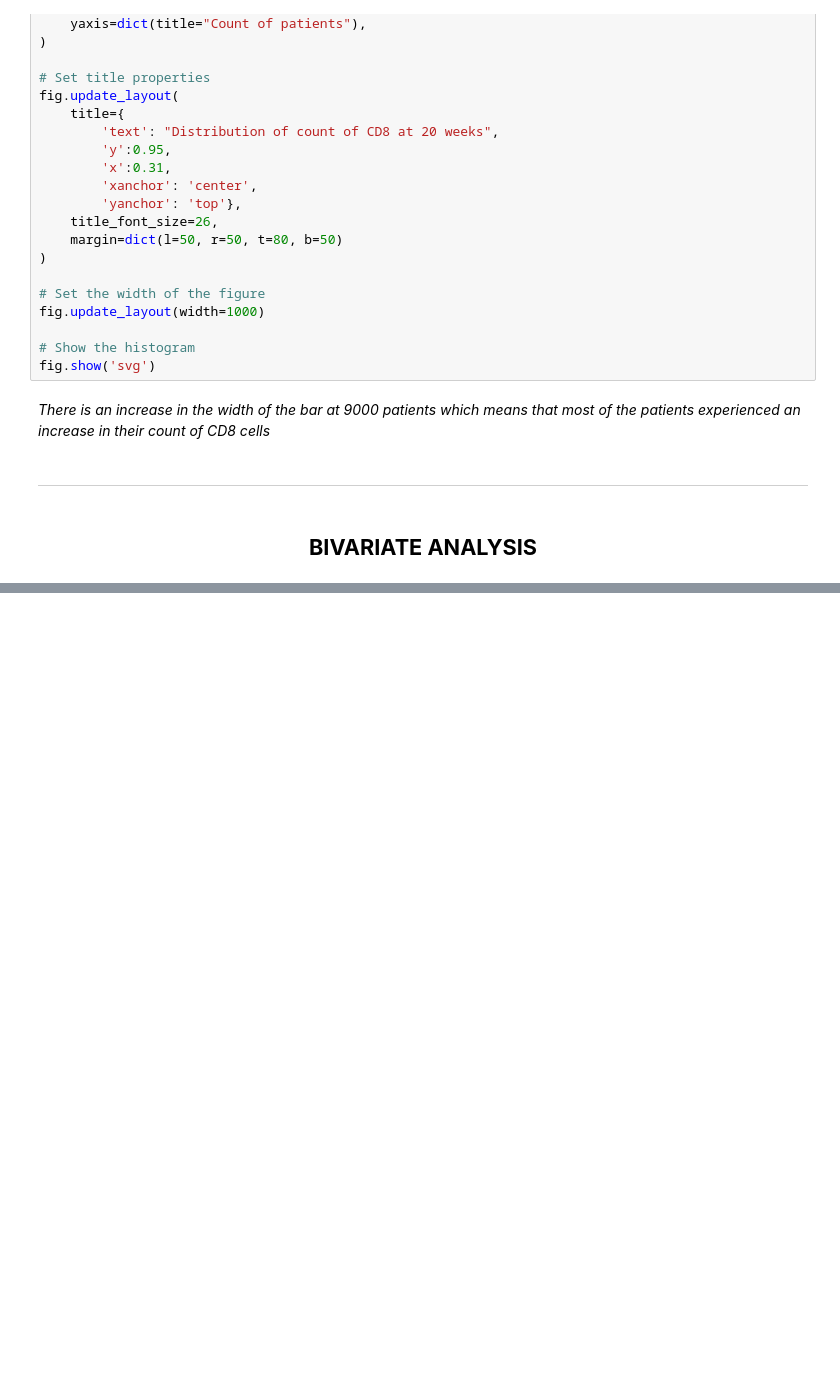
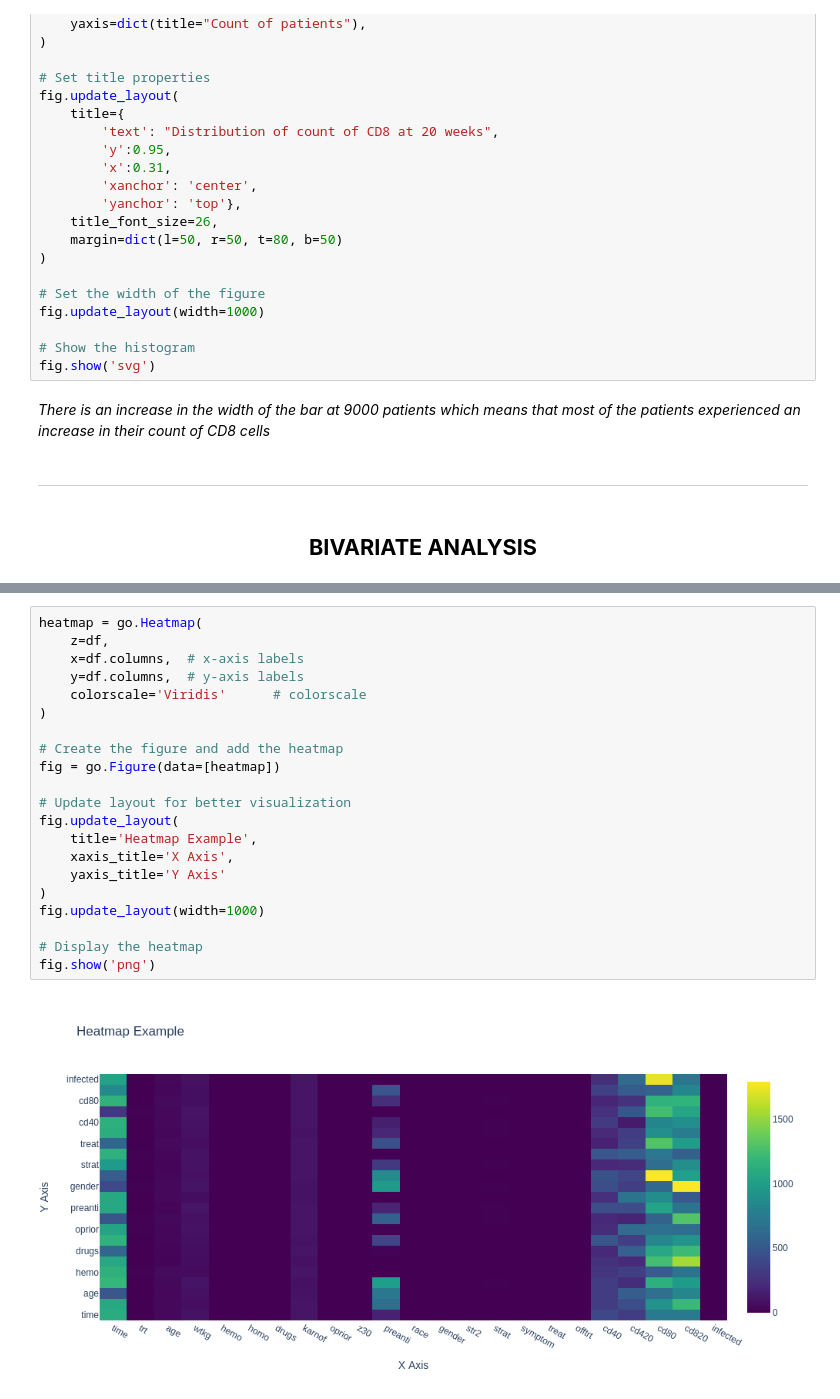
Before and after one commit to NityaVerma19/EDA-AIDS-virus-infection, a Jupyter notebook: eda-insights-on-aids-infection.ipynb, the cells around one changed output, grey strips where cells are left out. Saved outputs shown, nothing was run; the diff lists cells and outputs as text; blank space fills up the shorter version.

```diff
--- a/eda-insights-on-aids-infection.ipynb
+++ b/eda-insights-on-aids-infection.ipynb
@@ -1884,0 +1895,23 @@ fig.show('svg')
+# %%
+heatmap = go.Heatmap(
+    z=df,
+    x=df.columns,  # x-axis labels
+    y=df.columns,  # y-axis labels
+    colorscale='Viridis'      # colorscale
+)
+
+# Create the figure and add the heatmap
+fig = go.Figure(data=[heatmap])
+
+# Update layout for better visualization
+fig.update_layout(
+    title='Heatmap Example',
+    xaxis_title='X Axis',
+    yaxis_title='Y Axis'
+)
+fig.update_layout(width=1000)
+
+# Display the heatmap
+fig.show('png')
+# %% [output]
+[figure, added]
```
Also changed, not shown: parts of 1 cell of this notebook.
